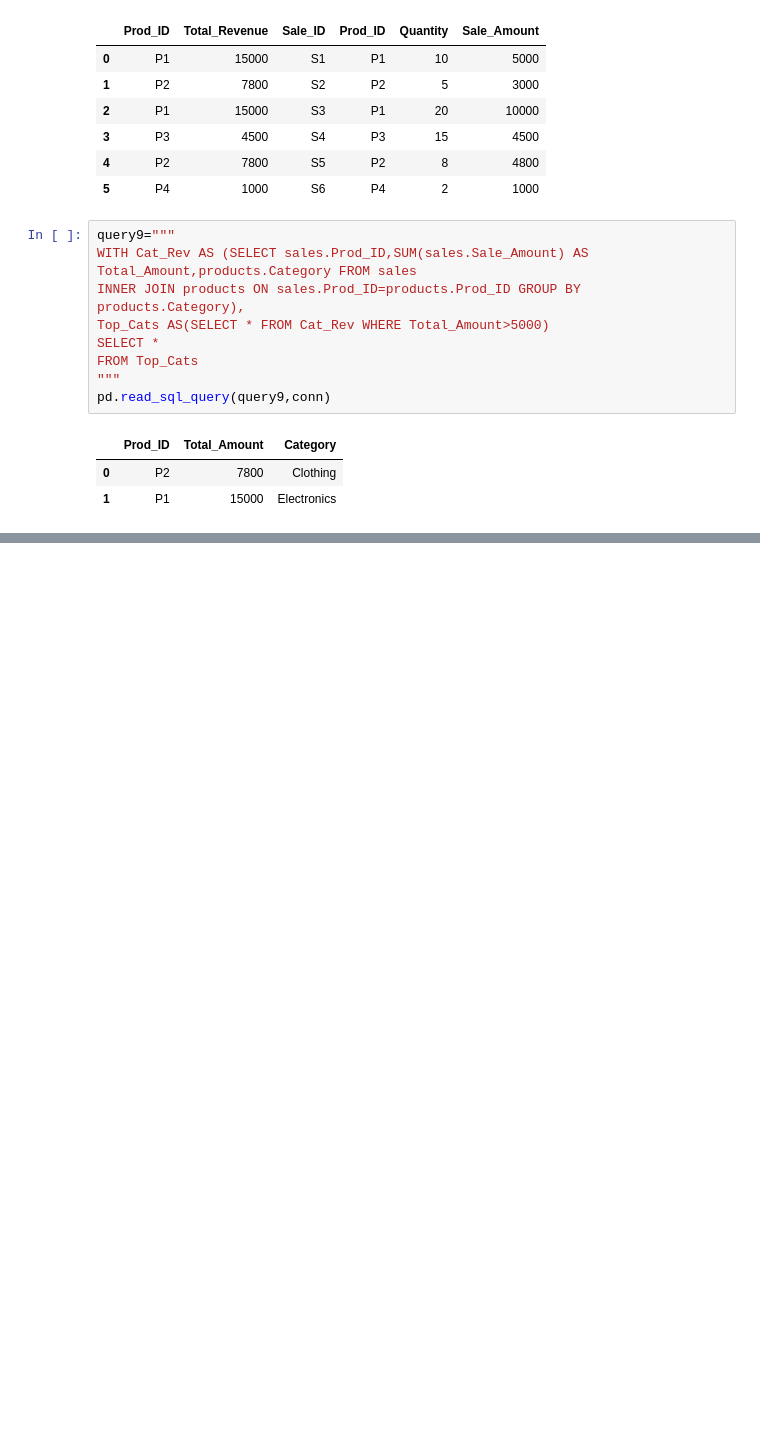
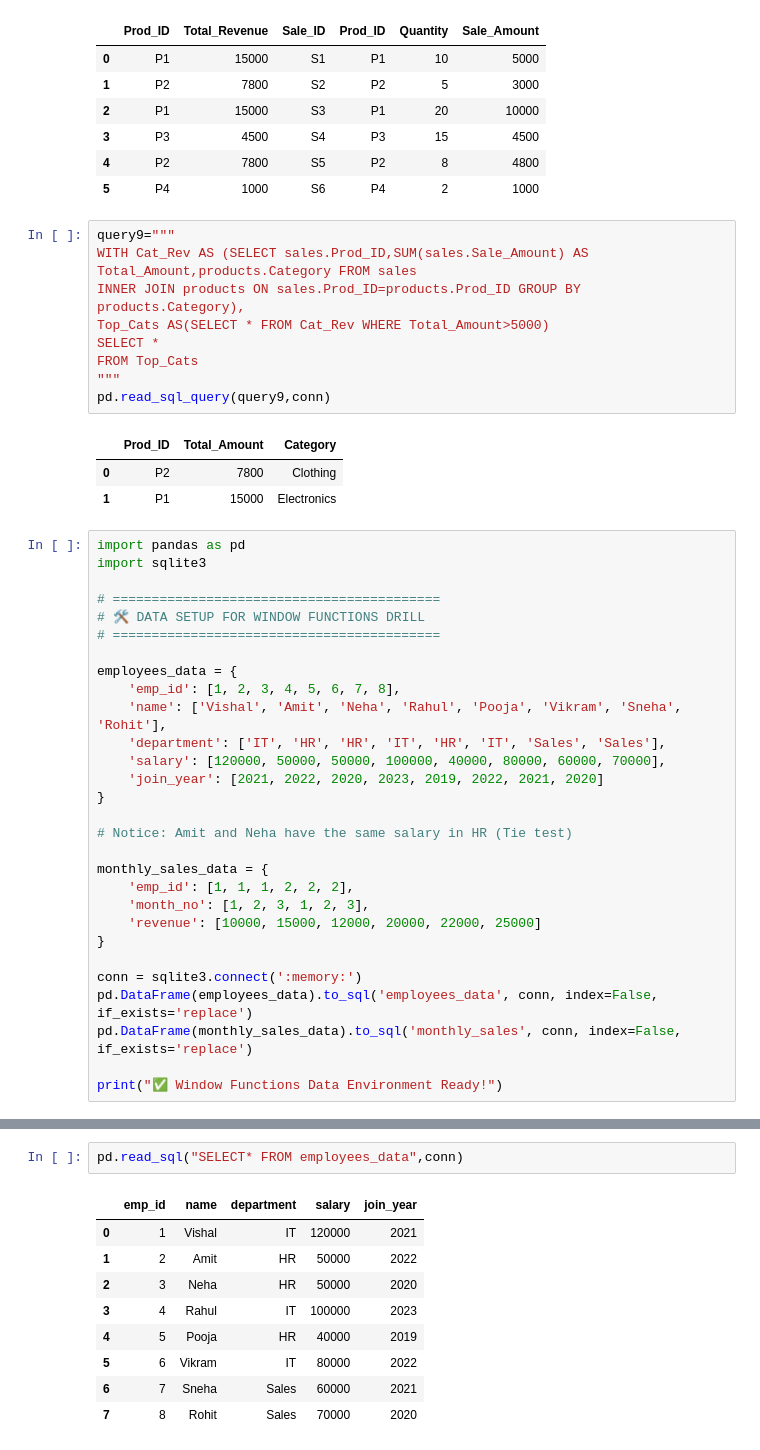
Before and after one commit to Visky-02/Data-Science-Practice, a Jupyter notebook: Untitled Folder/sql2.ipynb, the cells around one changed output, grey strips where cells are left out. Cells and saved outputs as stored; diff of their text form; blank space fills up the shorter version.

```diff
--- a/Untitled Folder/sql2.ipynb
+++ b/Untitled Folder/sql2.ipynb
@@ -700,3 +700,32 @@ pd.read_sql_query(query9,conn)
 |  | Prod_ID | Total_Amount | Category |
 | 0 | P2 | 7800 | Clothing |
 | 1 | P1 | 15000 | Electronics |
+# %%
+import pandas as pd
+import sqlite3
+
+# ==========================================
+# 🛠️ DATA SETUP FOR WINDOW FUNCTIONS DRILL
+# ==========================================
+
+employees_data = {
+    'emp_id': [1, 2, 3, 4, 5, 6, 7, 8],
+    'name': ['Vishal', 'Amit', 'Neha', 'Rahul', 'Pooja', 'Vikram', 'Sneha', 'Rohit'],
+    'department': ['IT', 'HR', 'HR', 'IT', 'HR', 'IT', 'Sales', 'Sales'],
+    'salary': [120000, 50000, 50000, 100000, 40000, 80000, 60000, 70000],
+    'join_year': [2021, 2022, 2020, 2023, 2019, 2022, 2021, 2020]
+}
+
+# Notice: Amit and Neha have the same salary in HR (Tie test)
+
+monthly_sales_data = {
+    'emp_id': [1, 1, 1, 2, 2, 2],
+    'month_no': [1, 2, 3, 1, 2, 3],
+    'revenue': [10000, 15000, 12000, 20000, 22000, 25000]
+}
+
+conn = sqlite3.connect(':memory:')
+pd.DataFrame(employees_data).to_sql('employees_data', conn, index=False, if_exists='replace')
+pd.DataFrame(monthly_sales_data).to_sql('monthly_sales', conn, index=False, if_exists='replace')
+
+print("✅ Window Functions Data Environment Ready!")
@@ -702,0 +749,12 @@ pd.read_sql_query(query9,conn)
+# %%
+pd.read_sql("SELECT* FROM employees_data",conn)
+# %% [output]
+|  | emp_id | name | department | salary | join_year |
+| 0 | 1 | Vishal | IT | 120000 | 2021 |
+| 1 | 2 | Amit | HR | 50000 | 2022 |
+| 2 | 3 | Neha | HR | 50000 | 2020 |
+| 3 | 4 | Rahul | IT | 100000 | 2023 |
+| 4 | 5 | Pooja | HR | 40000 | 2019 |
+| 5 | 6 | Vikram | IT | 80000 | 2022 |
+| 6 | 7 | Sneha | Sales | 60000 | 2021 |
+| 7 | 8 | Rohit | Sales | 70000 | 2020 |
```
Also changed, not shown: parts of 22 cells of this notebook, 1 other file.
